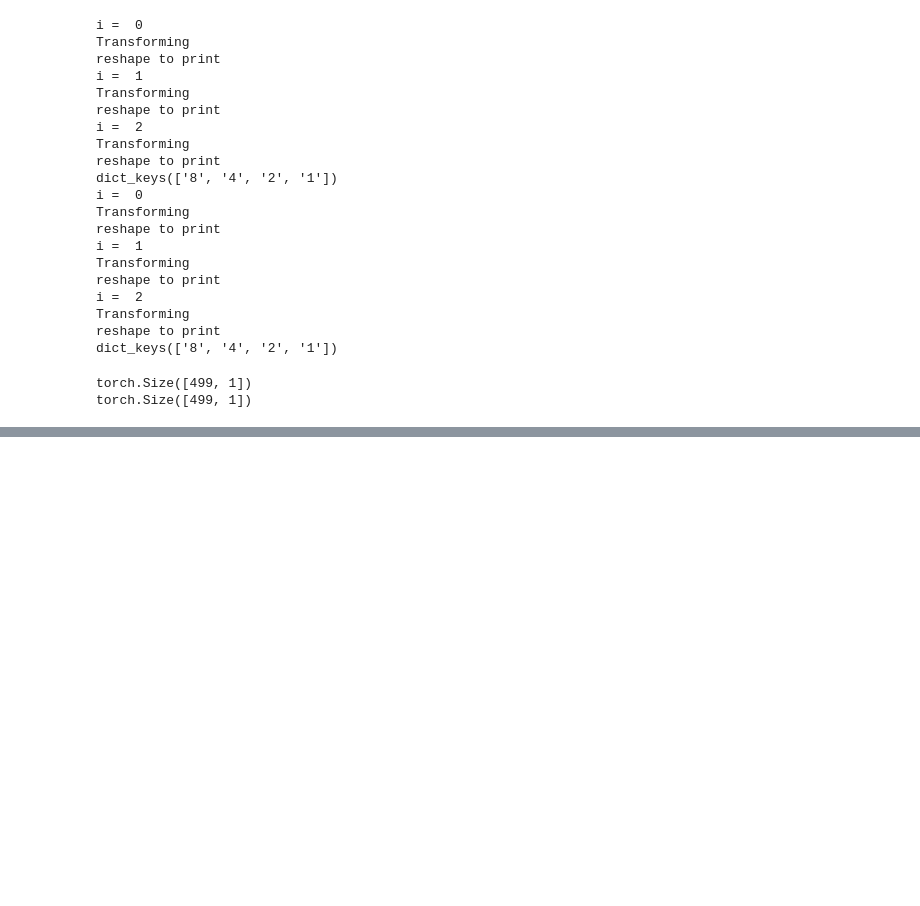
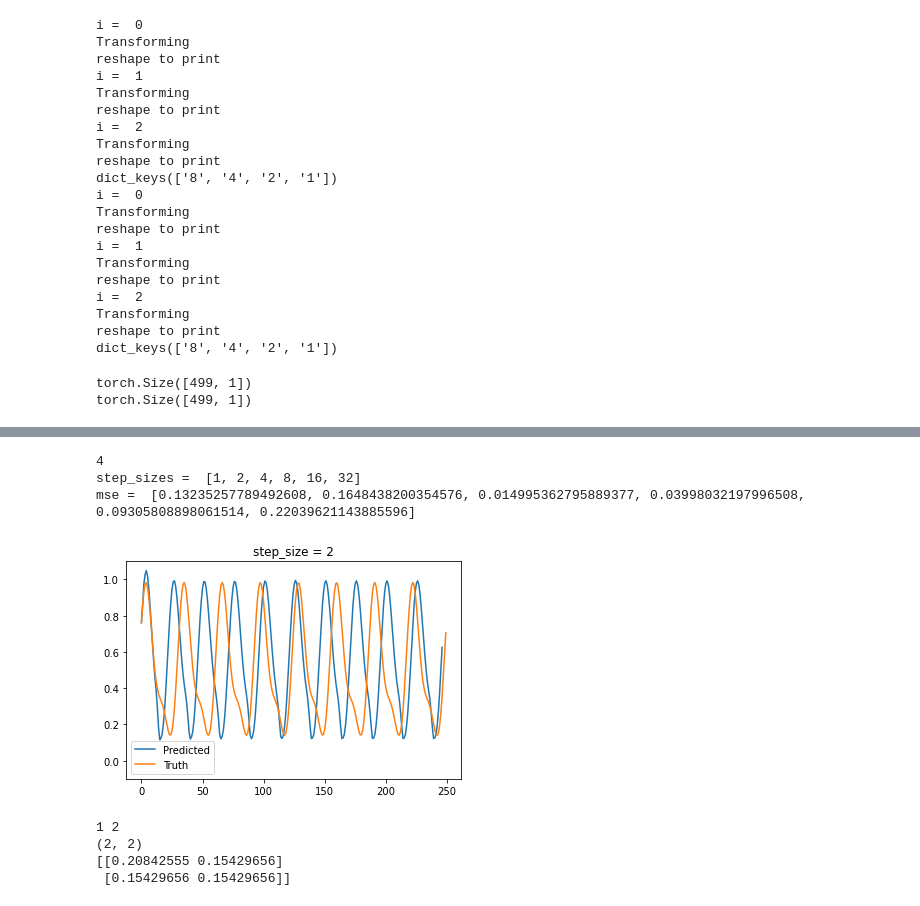
Before and after one commit to KatieJ16/Time_Space_multiscale, a Jupyter notebook: remake/double/toy2a_multiscale_model_fitting-Copy1.ipynb, the cells around one changed output, grey strips where cells are left out. Cells and saved outputs as stored; diff of their text form; code cells hidden in the pictures; blank space fills up the shorter version.

```diff
--- a/remake/double/toy2a_multiscale_model_fitting-Copy1.ipynb
+++ b/remake/double/toy2a_multiscale_model_fitting-Copy1.ipynb
@@ -729,3 +207,31 @@ torch.Size([10, 63, 2, 2])
+# %%
+import ResNet as tnet
+
+print(step_sizes[idx_lowest])
+print("step_sizes = ", step_sizes)
+print("mse = ", mse_list)
+utils.plot_lowest_error(val_dict[str(current_size)], models[1], i =2, title="step_size = " +str(step_sizes[1]))
+
+# print(train_data.shape)
+# dataset = tnet.DataSet(torch.flatten(train_data, 2,3), torch.flatten(val_data, 2,3),
+#                        torch.flatten(val_data, 2,3), 1, step_sizes[idx_lowest], 5)
+# dataset.plot_val_data()
+# %% [output]
+4
+step_sizes =  [1, 2, 4, 8, 16, 32]
+mse =  [0.13235257789492608, 0.1648438200354576, 0.014995362795889377, 0.03998032197996508, 0.09305808898061514, 0.22039621143885596]
+[figure, added]
+# %%
+
+
+resolved, loss, unresolved_list = utils.find_error_4(val_dict['1'], models[idx_lowest], val_dict['2'])
+print(loss.shape)
+print(loss)
+# %% [output]
+1 2
+(2, 2)
+[[0.20842555 0.15429656]
+ [0.15429656 0.15429656]]
 # %%
 
 unresolved_dict[str(current_size)] = torch.tensor(unresolved_list)
```
Also changed, not shown: parts of 20 cells of this notebook, 2 other files.
